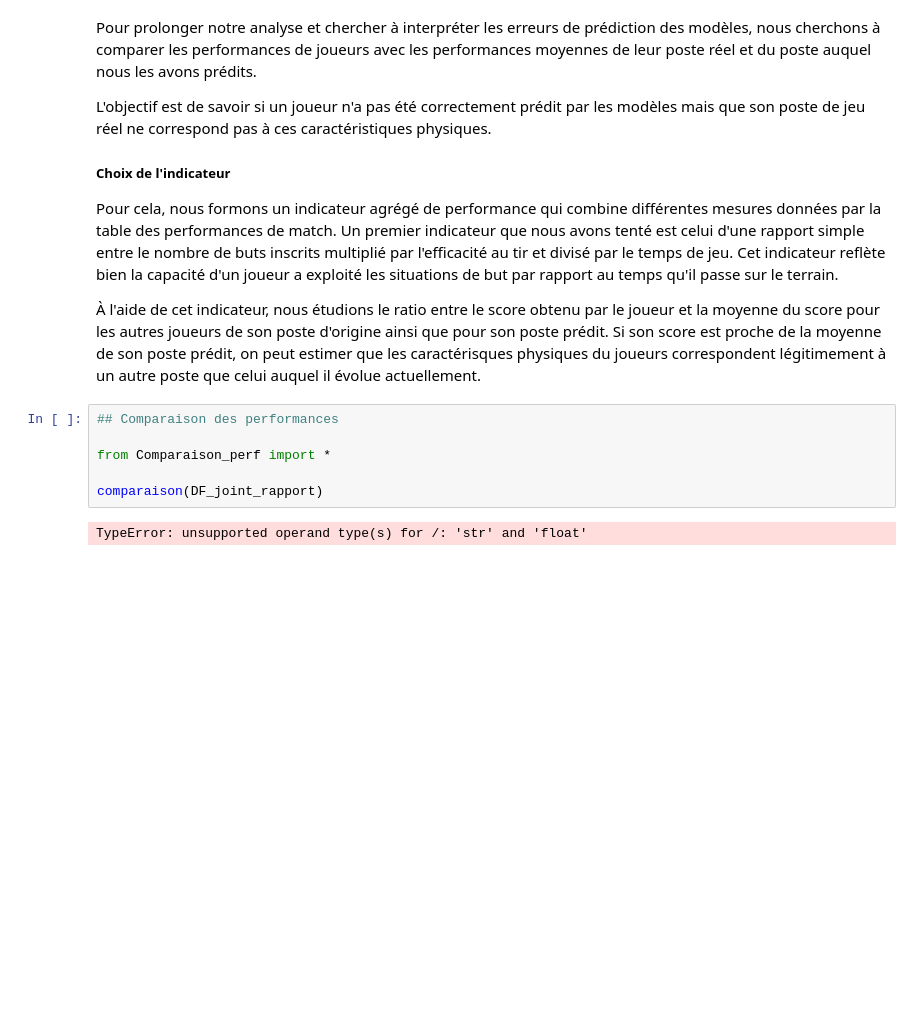
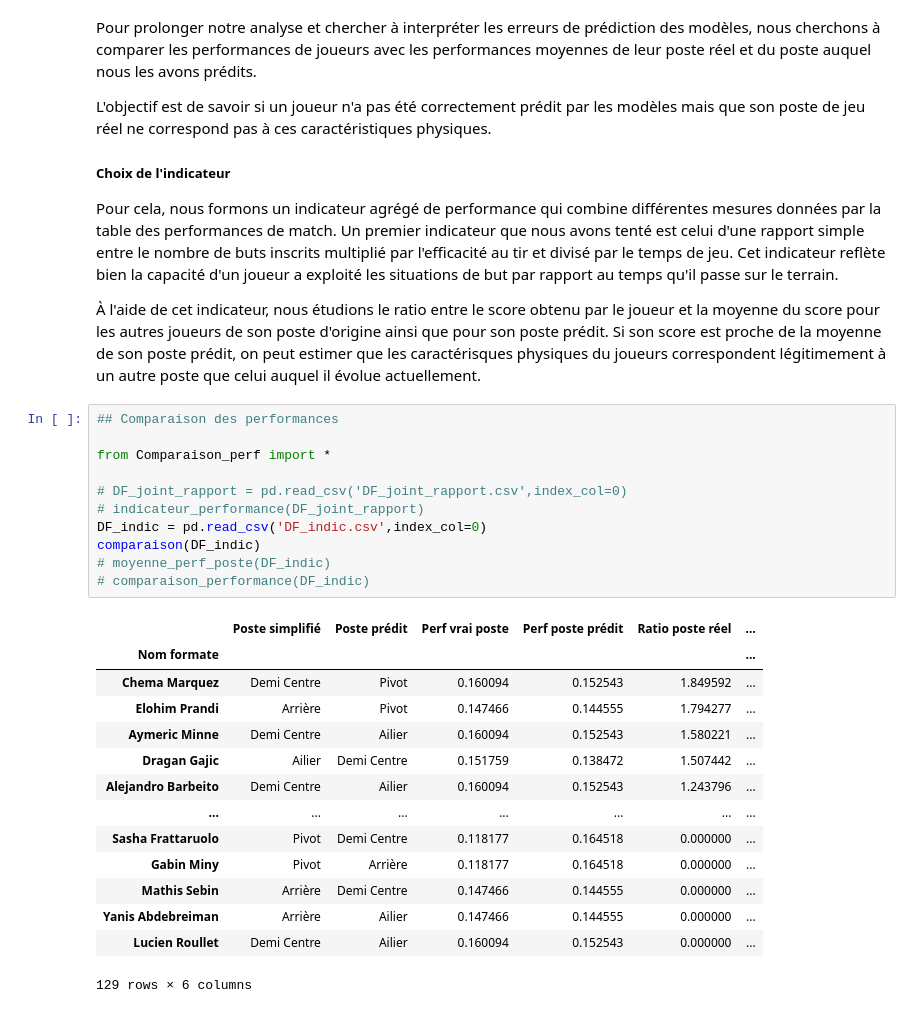
Before and after one commit to LeoDony7/Handball_Position_Predicting, a Jupyter notebook: Rapport.ipynb, the cells around one changed output. Drawn from its saved outputs; the diff is of its cells as text; blank space fills up the shorter version.

Commit message:
Indic performance qui fonctionne (attente du changement de méthode)

```diff
--- a/Rapport.ipynb
+++ b/Rapport.ipynb
@@ -317,11 +267,29 @@ Pour cela, nous formons un indicateur agrégé de performance qui combine diffé
 
 À l'aide de cet indicateur, nous étudions le ratio entre le score obtenu par le joueur et la moyenne du score pour les autres joueurs de son poste d'origine ainsi que pour son poste prédit.
 Si son score est proche de la moyenne de son poste prédit, on peut estimer que les caractérisques physiques du joueurs correspondent légitimement à un autre poste que celui auquel il évolue actuellement.
-# %%
-## Comparaison des performances
-
-from Comparaison_perf import *
-
-comparaison(DF_joint_rapport)
-# %% [output]
-TypeError: unsupported operand type(s) for /: 'str' and 'float'
+# %%
+## Comparaison des performances
+
+from Comparaison_perf import *
+
+# DF_joint_rapport = pd.read_csv('DF_joint_rapport.csv',index_col=0)
+# indicateur_performance(DF_joint_rapport)
+DF_indic = pd.read_csv('DF_indic.csv',index_col=0)
+comparaison(DF_indic)
+# moyenne_perf_poste(DF_indic)
+# comparaison_performance(DF_indic)
+# %% [output]
+|  | Poste simplifié | Poste prédit | Perf vrai poste | Perf poste prédit | Ratio poste réel | ... |
+| Nom formate |  |  |  |  |  | ... |
+| Chema Marquez | Demi Centre | Pivot | 0.160094 | 0.152543 | 1.849592 | ... |
+| Elohim Prandi | Arrière | Pivot | 0.147466 | 0.144555 | 1.794277 | ... |
+| Aymeric Minne | Demi Centre | Ailier | 0.160094 | 0.152543 | 1.580221 | ... |
+| Dragan Gajic | Ailier | Demi Centre | 0.151759 | 0.138472 | 1.507442 | ... |
+| Alejandro Barbeito | Demi Centre | Ailier | 0.160094 | 0.152543 | 1.243796 | ... |
+| ... | ... | ... | ... | ... | ... | ... |
+| Sasha Frattaruolo | Pivot | Demi Centre | 0.118177 | 0.164518 | 0.000000 | ... |
+| Gabin Miny | Pivot | Arrière | 0.118177 | 0.164518 | 0.000000 | ... |
+| Mathis Sebin | Arrière | Demi Centre | 0.147466 | 0.144555 | 0.000000 | ... |
+| Yanis Abdebreiman | Arrière | Ailier | 0.147466 | 0.144555 | 0.000000 | ... |
+| Lucien Roullet | Demi Centre | Ailier | 0.160094 | 0.152543 | 0.000000 | ... |
+129 rows × 6 columns
```
Also changed, not shown: parts of 9 cells of this notebook, 1 other file.
